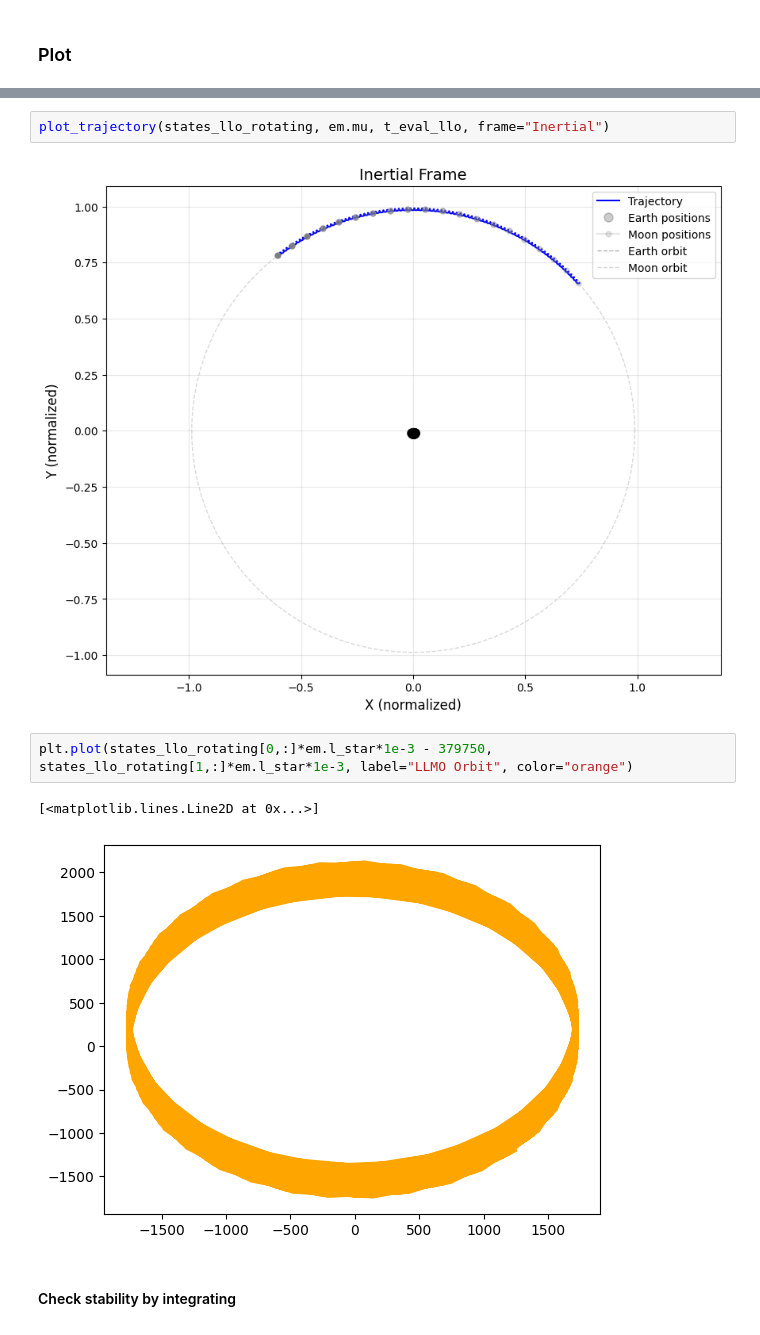
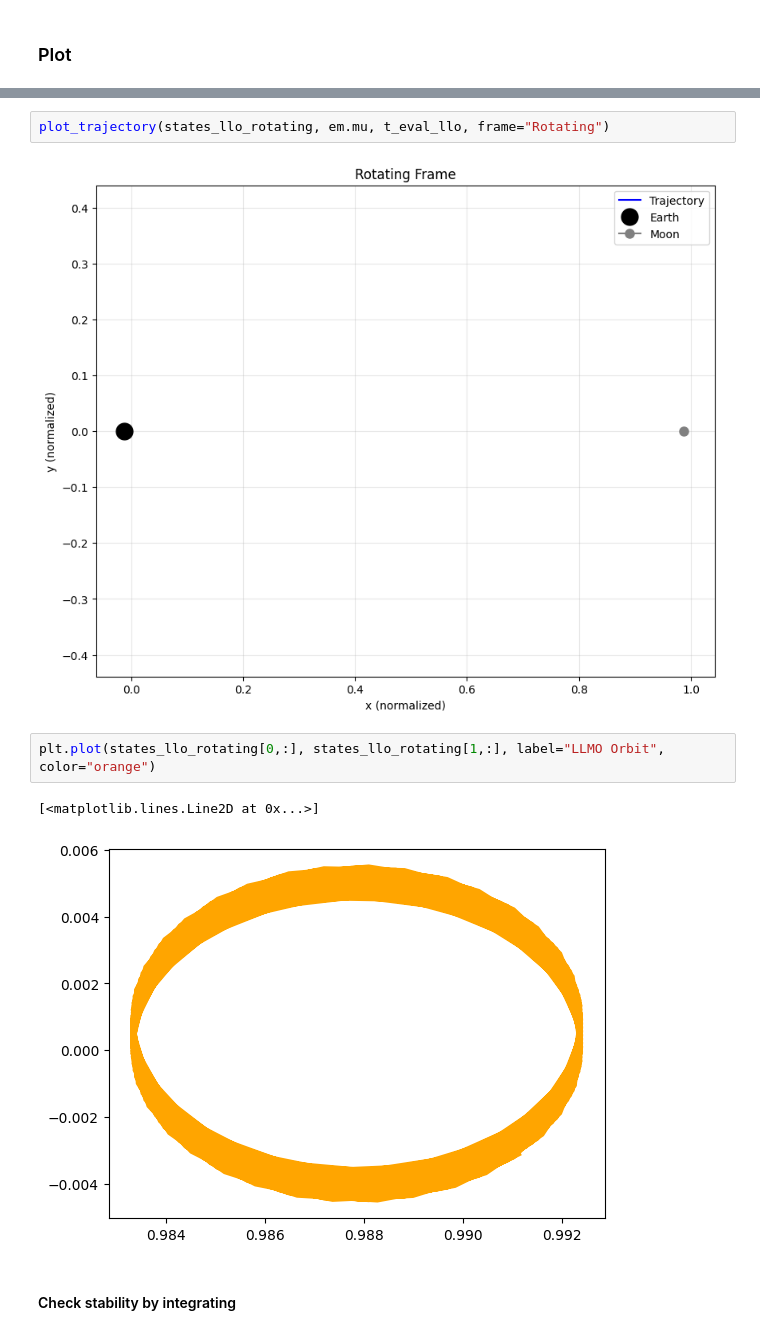
Before and after one commit to samcoulthurst/TrajectoryOptimizer, a Jupyter notebook: notebooks/results_viewer.ipynb, the cells around one changed output, grey strips where cells are left out. Cells and saved outputs as stored; diff of their text form.

```diff
--- a/notebooks/results_viewer.ipynb
+++ b/notebooks/results_viewer.ipynb
@@ -133,12 +257,12 @@ states_llo_rotating = em.trajectory_inertial_to_rotating(states_llo_inertial, t_
 # %%
-plot_trajectory(states_llo_rotating, em.mu, t_eval_llo, frame="Inertial")
+plot_trajectory(states_llo_rotating, em.mu, t_eval_llo, frame="Rotating")
 # %% [output]
-[figure, old version]
+[figure, new version]
 # %%
-plt.plot(states_llo_rotating[0,:]*em.l_star*1e-3 - 379750, states_llo_rotating[1,:]*em.l_star*1e-3, label="LLMO Orbit", color="orange")
+plt.plot(states_llo_rotating[0,:], states_llo_rotating[1,:], label="LLMO Orbit", color="orange")
 # %% [output]
 [<matplotlib.lines.Line2D at 0x...>]
-[figure, old version]
+[figure, new version]
 # %% [markdown]
 #### Check stability by integrating
 # %%
```
Also changed, not shown: parts of 12 cells of this notebook, 11 other files.
